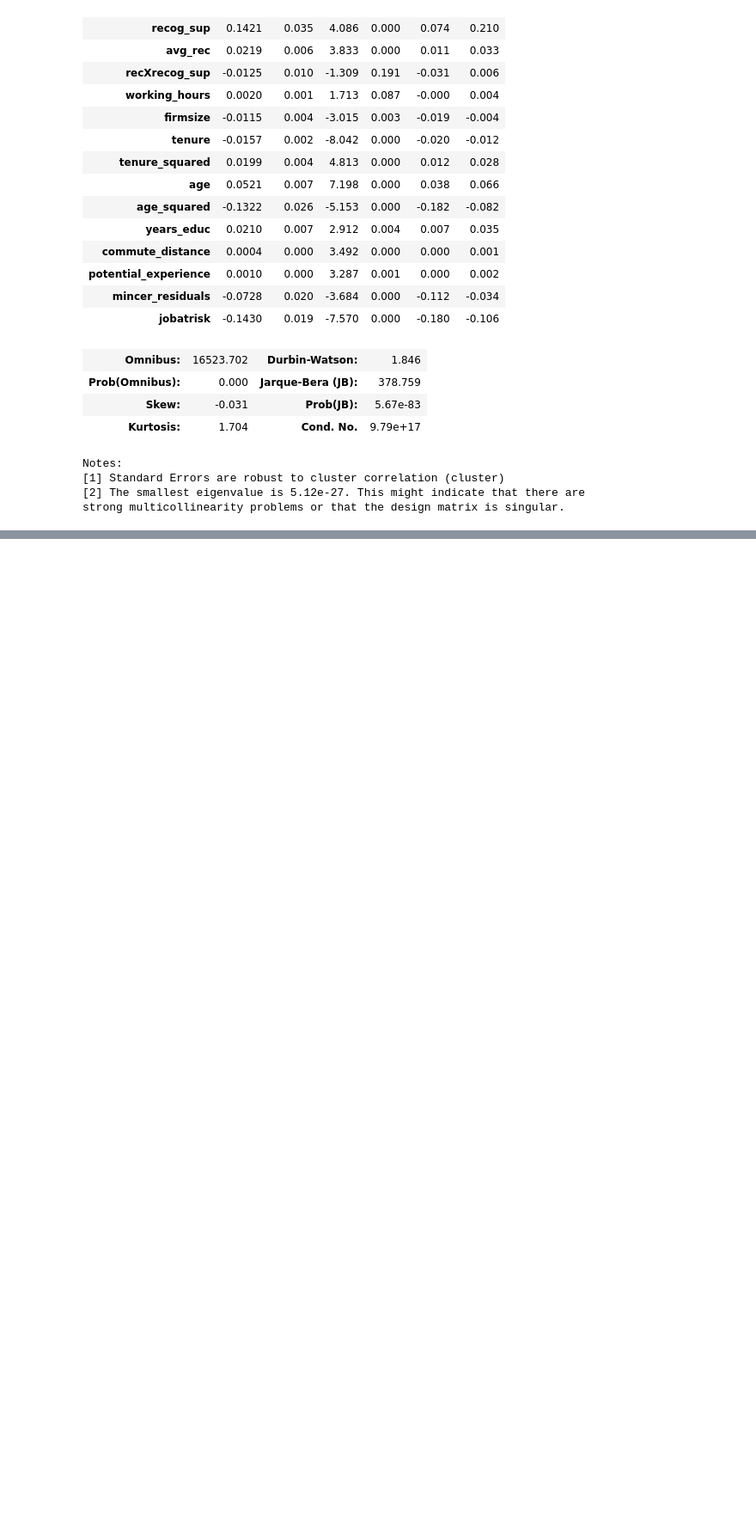
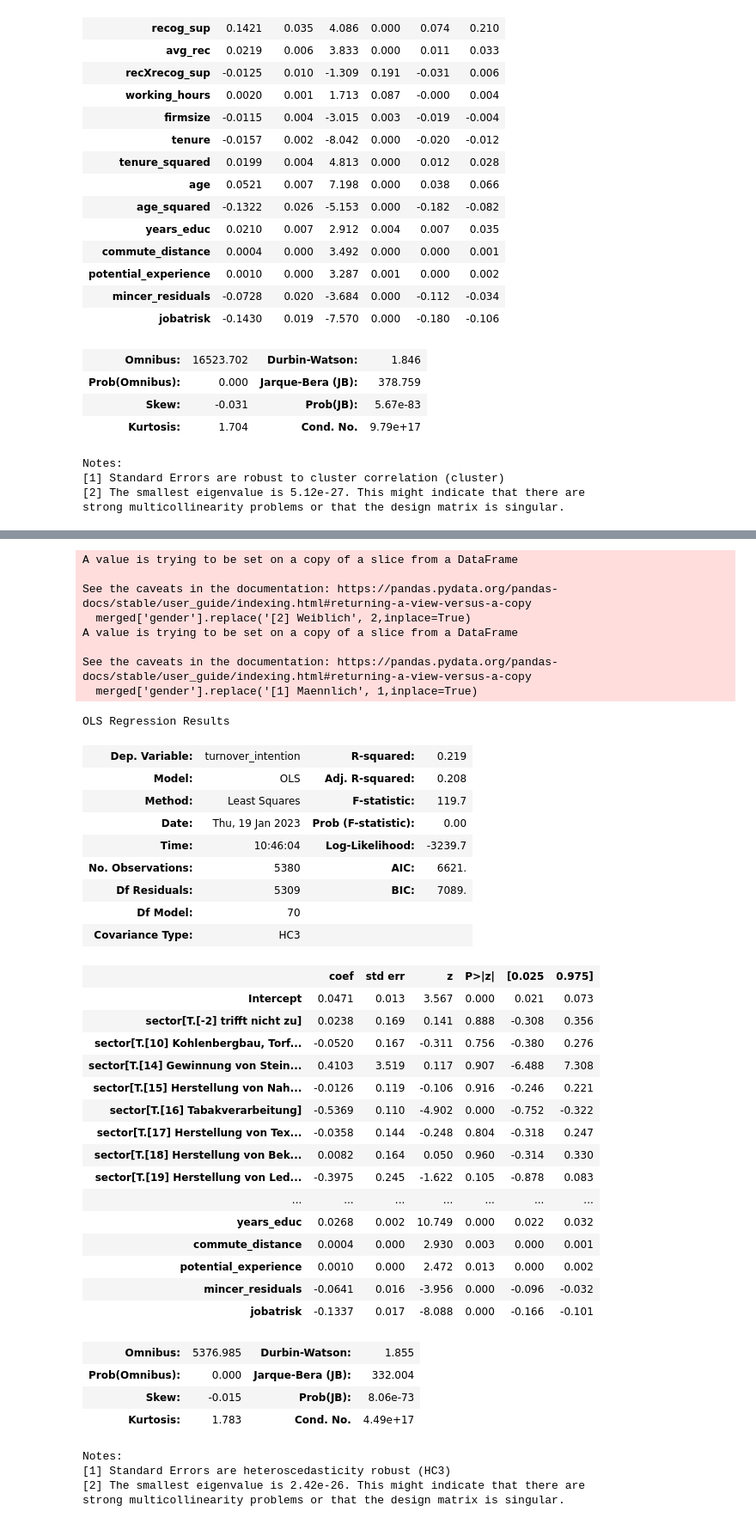
Before and after one commit to maxxxbb/ResearchModule, a Jupyter notebook: src/data_management/FirstRegression.ipynb, the cells around one changed output, grey strips where cells are left out. Shown at 86% size. Drawn from its saved outputs; the diff is of its cells as text; code cells hidden in the pictures; blank space fills up the shorter version.

```diff
--- a/src/data_management/FirstRegression.ipynb
+++ b/src/data_management/FirstRegression.ipynb
@@ -986,0 +1002,67 @@ strong multicollinearity problems or that the design matrix is singular.
+# %%
+# optional argument ==1
+df_card = include_jobchangers(add_mincer_residuals(merge_and_clean(df_05,df_06,df_07,work07)))
+## drop n.a.ns
+df_card.drop(columns=['similar_problems', 'take_revenge', 'insult_back','felt_recog_sup', 'felt_recog_effort',
+       'recog_personal', 'felt_recog_personal', 'recog_pay', 'felt_recog_pay', 'year_birth', 'new_job',
+       'reason_new_job', 'school_degree','overtime', 'recog_effort','wage_lastmonth','rec1' , 'rec2' , 'rec3' , 'rec4', 'rec5' , 'rec6' , 'rec7' ,'work_satisfaction'], inplace = True)
+# add interaction term
+df_card["recXrecog_sup"] = df_card["recog_sup"] * df_card["avg_rec"]
+# drop missing data in regression dataframe
+df_card.dropna(inplace=True)
+
+import statsmodels.formula.api as smf
+
+# Specify model
+formula_main = 'turnover_intention ~ recog_sup + avg_rec + recXrecog_sup + working_hours + firmsize + tenure + tenure_squared + age + age_squared + years_educ + commute_distance + potential_experience + mincer_residuals + jobatrisk + sector'
+
+# Fit the regression and cluster on the sector variable
+reg_cardinal = smf.ols(formula_main, data=df_card).fit(cov_type='HC3')
+
+# Print the regression results
+summary = reg_cardinal.summary()
+#print(summary.as_latex())
+summary
+# %% [output]
+A value is trying to be set on a copy of a slice from a DataFrame
+
+See the caveats in the documentation: https://pandas.pydata.org/pandas-docs/stable/user_guide/indexing.html#returning-a-view-versus-a-copy
+  merged['gender'].replace('[2] Weiblich', 2,inplace=True)
+A value is trying to be set on a copy of a slice from a DataFrame
+
+See the caveats in the documentation: https://pandas.pydata.org/pandas-docs/stable/user_guide/indexing.html#returning-a-view-versus-a-copy
+  merged['gender'].replace('[1] Maennlich', 1,inplace=True)
+OLS Regression Results
+| Dep. Variable: | turnover_intention | R-squared: | 0.219 |
+| Model: | OLS | Adj. R-squared: | 0.208 |
+| Method: | Least Squares | F-statistic: | 119.7 |
+| Date: | Thu, 19 Jan 2023 | Prob (F-statistic): | 0.00 |
+| Time: | 10:46:04 | Log-Likelihood: | -3239.7 |
+| No. Observations: | 5380 | AIC: | 6621. |
+| Df Residuals: | 5309 | BIC: | 7089. |
+| Df Model: | 70 |  |  |
+| Covariance Type: | HC3 |  |  |
+|  | coef | std err | z | P>|z| | [0.025 | 0.975] |
+| Intercept | 0.0471 | 0.013 | 3.567 | 0.000 | 0.021 | 0.073 |
+| sector[T.[-2] trifft nicht zu] | 0.0238 | 0.169 | 0.141 | 0.888 | -0.308 | 0.356 |
+| sector[T.[10] Kohlenbergbau, Torf... | -0.0520 | 0.167 | -0.311 | 0.756 | -0.380 | 0.276 |
+| sector[T.[14] Gewinnung von Stein... | 0.4103 | 3.519 | 0.117 | 0.907 | -6.488 | 7.308 |
+| sector[T.[15] Herstellung von Nah... | -0.0126 | 0.119 | -0.106 | 0.916 | -0.246 | 0.221 |
+| sector[T.[16] Tabakverarbeitung] | -0.5369 | 0.110 | -4.902 | 0.000 | -0.752 | -0.322 |
+| sector[T.[17] Herstellung von Tex... | -0.0358 | 0.144 | -0.248 | 0.804 | -0.318 | 0.247 |
+| sector[T.[18] Herstellung von Bek... | 0.0082 | 0.164 | 0.050 | 0.960 | -0.314 | 0.330 |
+| sector[T.[19] Herstellung von Led... | -0.3975 | 0.245 | -1.622 | 0.105 | -0.878 | 0.083 |
+| ... | ... | ... | ... | ... | ... | ... |
+| years_educ | 0.0268 | 0.002 | 10.749 | 0.000 | 0.022 | 0.032 |
+| commute_distance | 0.0004 | 0.000 | 2.930 | 0.003 | 0.000 | 0.001 |
+| potential_experience | 0.0010 | 0.000 | 2.472 | 0.013 | 0.000 | 0.002 |
+| mincer_residuals | -0.0641 | 0.016 | -3.956 | 0.000 | -0.096 | -0.032 |
+| jobatrisk | -0.1337 | 0.017 | -8.088 | 0.000 | -0.166 | -0.101 |
+| Omnibus: | 5376.985 | Durbin-Watson: | 1.855 |
+| Prob(Omnibus): | 0.000 | Jarque-Bera (JB): | 332.004 |
+| Skew: | -0.015 | Prob(JB): | 8.06e-73 |
+| Kurtosis: | 1.783 | Cond. No. | 4.49e+17 |
+Notes:
+[1] Standard Errors are heteroscedasticity robust (HC3)
+[2] The smallest eigenvalue is 2.42e-26. This might indicate that there are
+strong multicollinearity problems or that the design matrix is singular.
```
Also changed, not shown: parts of 2 cells of this notebook, 38 other files.
